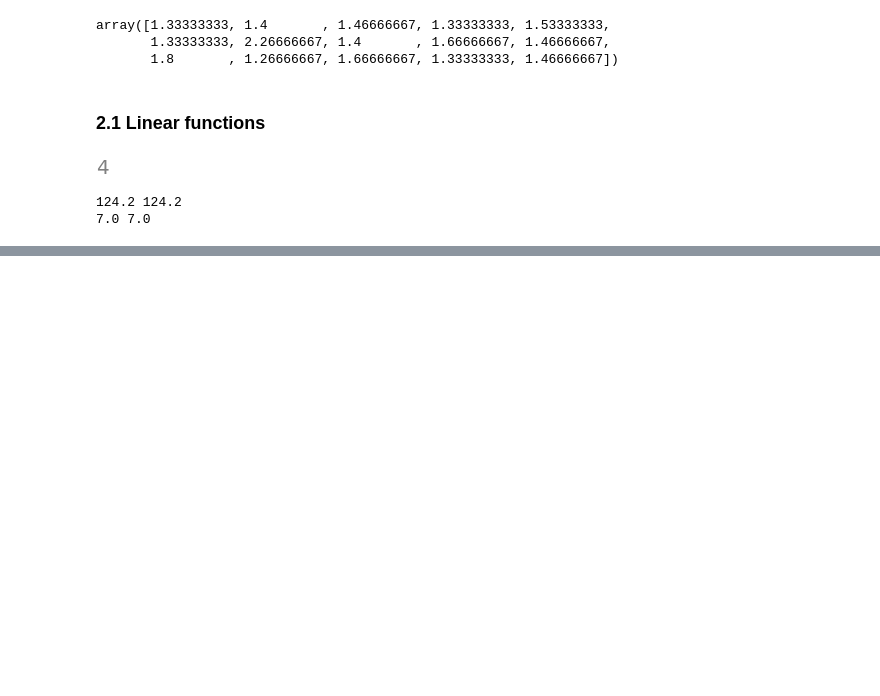
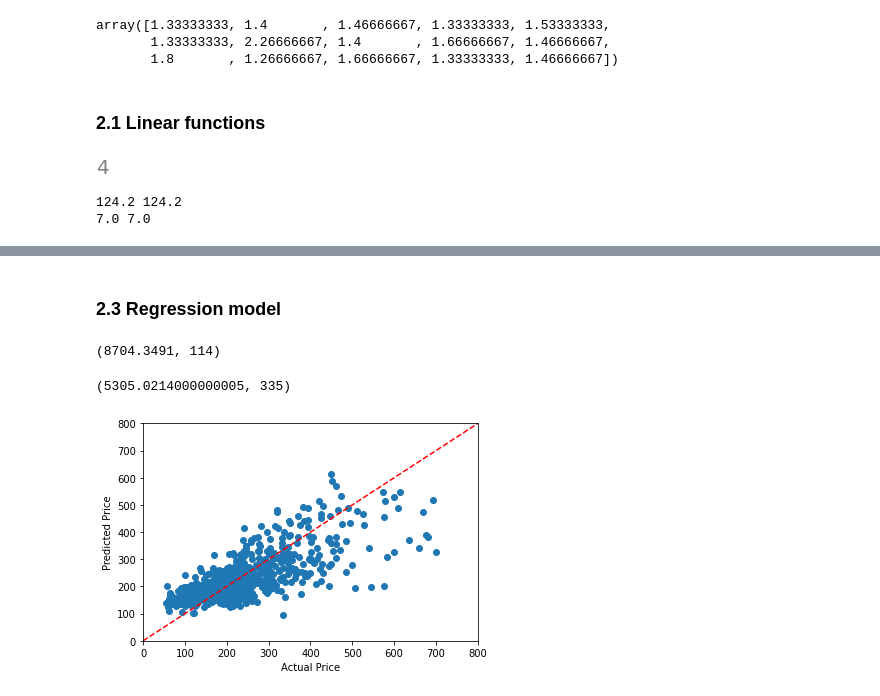
Before and after one commit to beltrewilton/linear_algebra, a Jupyter notebook: vectors.ipynb, the cells around one changed output, grey strips where cells are left out. Cells and saved outputs as stored; diff of their text form; code cells hidden in the pictures; blank space fills up the shorter version.

Commit message:
very very intro to regression using vector

```diff
--- a/vectors.ipynb
+++ b/vectors.ipynb
@@ -352,0 +353,42 @@ f([1.10, 2.11]), f_hat([1.10, 2.11])
+# %% [markdown]
+### 2.3 Regression model
+# %%
+# parameters in regression model
+beta = np.array([153.04, -34.89])
+v = 45.79
+y_hat = lambda x: x @ beta + v
+
+# evaluate regression model prediction
+x = np.array([56.78, 0.89])
+y = 114
+
+y_hat(x), y
+# %% [output]
+(8704.3491, 114)
+# %%
+x = np.array([34.78, 1.82])
+y = 335
+y_hat(x), y
+# %% [output]
+(5305.0214000000005, 335)
+# %%
+# data from https://github.com/jessica-wyleung/VMLS-py
+from house_sale_data import house_sales_data
+
+D = house_sales_data()
+price = D['price']
+area = D['area']
+beds = D['beds']
+v = 54.4017
+
+beta = np.array([147.7251, -18.8534])
+predicted = v + beta[0]*area + beta[1]*beds
+plt.scatter(price, predicted)
+plt.plot((0,800),(0,800) ,ls='--', c = 'r')
+plt.ylim(0,800)
+plt.xlim(0,800)
+plt.xlabel('Actual Price')
+plt.ylabel('Predicted Price')
+plt.show()
+# %% [output]
+[figure, added]
```
Also changed, not shown: parts of 3 cells of this notebook.
